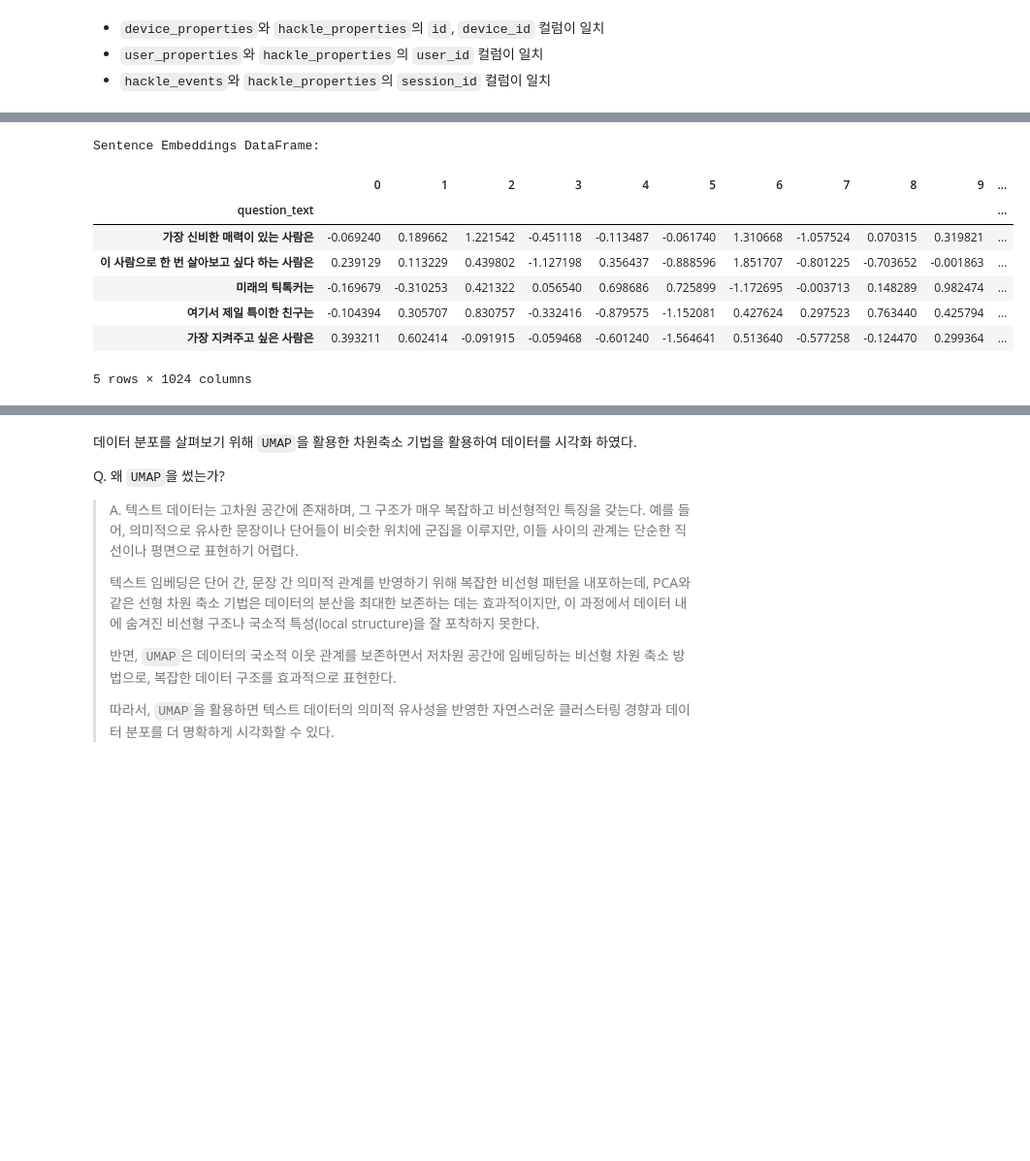
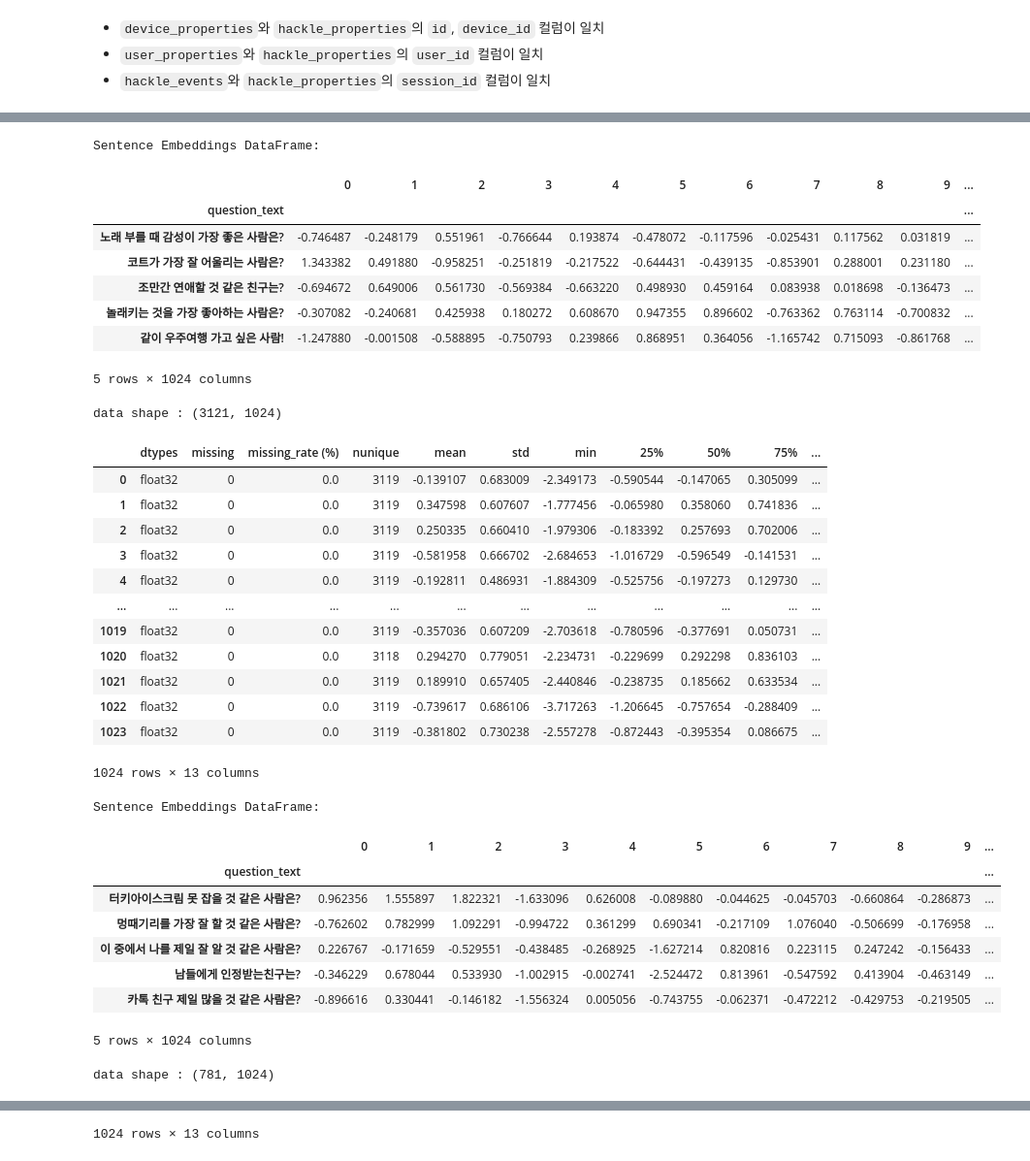
Before and after one commit to saeraniren/advanced_project, a Jupyter notebook: main.ipynb, the cells around one changed output, grey strips where cells are left out. Shown at 97% size. Saved outputs shown, nothing was run; the diff lists cells and outputs as text; code cells hidden in the pictures; blank space fills up the shorter version.

Commit message:
complete text k-nn algorithm

```diff
--- a/main.ipynb
+++ b/main.ipynb
@@ -608,0 +515,9 @@ display(df.head())
+# %%
+# 데이터 중복 제거
+df.drop_duplicates(inplace=True)
+
+# 데이터 조회
+display(df.head(30))
+
+# 데이터 요약 통계 출력
+display(basic_information(df))
@@ -608,0 +547,2 @@ display(df.head())
+# %%
+train_dataset, val_dataset = train_test_split(df['question_text'], test_size=0.2, random_state=42)
@@ -616,20 +590,52 @@ Feature Extraction (특징 추출)의 경우 SentenceTransformer 라이브러리
 - 즉, **코사인 유사도**의 상관관계가 가장 높게 나타났기 때문에 텍스트의 유사도 계산은 `cosine_similarity`를 통해 유사도로 선정하게 되는 근간이 될 수 있음.
 # %%
-# 모델 로드 및 훈련
-model = SentenceTransformer('upskyy/bge-m3-korean')
-sentence_embeddings = model.encode(df['question_text'].tolist())
+def training_sentence(dataset):
+    # 모델 로드 및 훈련
+    model = SentenceTransformer('upskyy/bge-m3-korean')
+    sentence_embeddings = model.encode(dataset.tolist())
+
+    # 임베딩 데이터프레임 생성 및 출력
+    embedding_df = pd.DataFrame(sentence_embeddings, index=dataset)
+    print("Sentence Embeddings DataFrame:")
+
+    display(embedding_df.head())
+    display(basic_information(embedding_df))
+
+    return embedding_df
 # %%
-# 임베딩 데이터프레임 생성 및 출력
-embedding_df = pd.DataFrame(sentence_embeddings, index=df['question_text'])
-print("Sentence Embeddings DataFrame:")
-display(embedding_df.head())
+train_embeddings = training_sentence(train_dataset)
+val_embeddings = training_sentence(val_dataset)
 # %% [output]
 Sentence Embeddings DataFrame:
 |  | 0 | 1 | 2 | 3 | 4 | 5 | 6 | 7 | 8 | 9 | ... |
 | question_text |  |  |  |  |  |  |  |  |  |  | ... |
-| 가장 신비한 매력이 있는 사람은 | -0.069240 | 0.189662 | 1.221542 | -0.451118 | -0.113487 | -0.061740 | 1.310668 | -1.057524 | 0.070315 | 0.319821 | ... |
-| 이 사람으로 한 번 살아보고 싶다 하는 사람은 | 0.239129 | 0.113229 | 0.439802 | -1.127198 | 0.356437 | -0.888596 | 1.851707 | -0.801225 | -0.703652 | -0.001863 | ... |
-| 미래의 틱톡커는 | -0.169679 | -0.310253 | 0.421322 | 0.056540 | 0.698686 | 0.725899 | -1.172695 | -0.003713 | 0.148289 | 0.982474 | ... |
-| 여기서 제일 특이한 친구는 | -0.104394 | 0.305707 | 0.830757 | -0.332416 | -0.879575 | -1.152081 | 0.427624 | 0.297523 | 0.763440 | 0.425794 | ... |
-| 가장 지켜주고 싶은 사람은 | 0.393211 | 0.602414 | -0.091915 | -0.059468 | -0.601240 | -1.564641 | 0.513640 | -0.577258 | -0.124470 | 0.299364 | ... |
+| 노래 부를 때 감성이 가장 좋은 사람은? | -0.746487 | -0.248179 | 0.551961 | -0.766644 | 0.193874 | -0.478072 | -0.117596 | -0.025431 | 0.117562 | 0.031819 | ... |
+| 코트가 가장 잘 어울리는 사람은? | 1.343382 | 0.491880 | -0.958251 | -0.251819 | -0.217522 | -0.644431 | -0.439135 | -0.853901 | 0.288001 | 0.231180 | ... |
+| 조만간 연애할 것 같은 친구는? | -0.694672 | 0.649006 | 0.561730 | -0.569384 | -0.663220 | 0.498930 | 0.459164 | 0.083938 | 0.018698 | -0.136473 | ... |
+| 놀래키는 것을 가장 좋아하는 사람은? | -0.307082 | -0.240681 | 0.425938 | 0.180272 | 0.608670 | 0.947355 | 0.896602 | -0.763362 | 0.763114 | -0.700832 | ... |
+| 같이 우주여행 가고 싶은 사람! | -1.247880 | -0.001508 | -0.588895 | -0.750793 | 0.239866 | 0.868951 | 0.364056 | -1.165742 | 0.715093 | -0.861768 | ... |
 5 rows × 1024 columns
+data shape : (3121, 1024)
+|  | dtypes | missing | missing_rate (%) | nunique | mean | std | min | 25% | 50% | 75% | ... |
+| 0 | float32 | 0 | 0.0 | 3119 | -0.139107 | 0.683009 | -2.349173 | -0.590544 | -0.147065 | 0.305099 | ... |
+| 1 | float32 | 0 | 0.0 | 3119 | 0.347598 | 0.607607 | -1.777456 | -0.065980 | 0.358060 | 0.741836 | ... |
+| 2 | float32 | 0 | 0.0 | 3119 | 0.250335 | 0.660410 | -1.979306 | -0.183392 | 0.257693 | 0.702006 | ... |
+| 3 | float32 | 0 | 0.0 | 3119 | -0.581958 | 0.666702 | -2.684653 | -1.016729 | -0.596549 | -0.141531 | ... |
+| 4 | float32 | 0 | 0.0 | 3119 | -0.192811 | 0.486931 | -1.884309 | -0.525756 | -0.197273 | 0.129730 | ... |
+| ... | ... | ... | ... | ... | ... | ... | ... | ... | ... | ... | ... |
+| 1019 | float32 | 0 | 0.0 | 3119 | -0.357036 | 0.607209 | -2.703618 | -0.780596 | -0.377691 | 0.050731 | ... |
+| 1020 | float32 | 0 | 0.0 | 3118 | 0.294270 | 0.779051 | -2.234731 | -0.229699 | 0.292298 | 0.836103 | ... |
+| 1021 | float32 | 0 | 0.0 | 3119 | 0.189910 | 0.657405 | -2.440846 | -0.238735 | 0.185662 | 0.633534 | ... |
+| 1022 | float32 | 0 | 0.0 | 3119 | -0.739617 | 0.686106 | -3.717263 | -1.206645 | -0.757654 | -0.288409 | ... |
+| 1023 | float32 | 0 | 0.0 | 3119 | -0.381802 | 0.730238 | -2.557278 | -0.872443 | -0.395354 | 0.086675 | ... |
+1024 rows × 13 columns
+Sentence Embeddings DataFrame:
+|  | 0 | 1 | 2 | 3 | 4 | 5 | 6 | 7 | 8 | 9 | ... |
+| question_text |  |  |  |  |  |  |  |  |  |  | ... |
+| 터키아이스크림 못 잡을 것 같은 사람은? | 0.962356 | 1.555897 | 1.822321 | -1.633096 | 0.626008 | -0.089880 | -0.044625 | -0.045703 | -0.660864 | -0.286873 | ... |
+| 멍때기리를 가장 잘 할 것 같은 사람은? | -0.762602 | 0.782999 | 1.092291 | -0.994722 | 0.361299 | 0.690341 | -0.217109 | 1.076040 | -0.506699 | -0.176958 | ... |
+| 이 중에서 나를 제일 잘 알 것 같은 사람은? | 0.226767 | -0.171659 | -0.529551 | -0.438485 | -0.268925 | -1.627214 | 0.820816 | 0.223115 | 0.247242 | -0.156433 | ... |
+| 남들에게 인정받는친구는? | -0.346229 | 0.678044 | 0.533930 | -1.002915 | -0.002741 | -2.524472 | 0.813961 | -0.547592 | 0.413904 | -0.463149 | ... |
+| 카톡 친구 제일 많을 것 같은 사람은? | -0.896616 | 0.330441 | -0.146182 | -1.556324 | 0.005056 | -0.743755 | -0.062371 | -0.472212 | -0.429753 | -0.219505 | ... |
+5 rows × 1024 columns
+data shape : (781, 1024)
@@ -636,12 +654 @@ Sentence Embeddings DataFrame:
+1024 rows × 13 columns
-# %% [markdown]
-데이터 분포를 살펴보기 위해 `UMAP`을 활용한 차원축소 기법을 활용하여 데이터를 시각화 하였다.
-
-Q. 왜 `UMAP`을 썼는가?
-
-> A. 텍스트 데이터는 고차원 공간에 존재하며, 그 구조가 매우 복잡하고 비선형적인 특징을 갖는다. 예를 들어, 의미적으로 유사한 문장이나 단어들이 비슷한 위치에 군집을 이루지만, 이들 사이의 관계는 단순한 직선이나 평면으로 표현하기 어렵다.
->
-> 텍스트 임베딩은 단어 간, 문장 간 의미적 관계를 반영하기 위해 복잡한 비선형 패턴을 내포하는데, PCA와 같은 선형 차원 축소 기법은 데이터의 분산을 최대한 보존하는 데는 효과적이지만, 이 과정에서 데이터 내에 숨겨진 비선형 구조나 국소적 특성(local structure)을 잘 포착하지 못한다.
->
-> 반면, `UMAP`은 데이터의 국소적 이웃 관계를 보존하면서 저차원 공간에 임베딩하는 비선형 차원 축소 방법으로, 복잡한 데이터 구조를 효과적으로 표현한다.
->
-> 따라서, `UMAP`을 활용하면 텍스트 데이터의 의미적 유사성을 반영한 자연스러운 클러스터링 경향과 데이터 분포를 더 명확하게 시각화할 수 있다.
```
Also changed, not shown: parts of 41 cells of this notebook.
